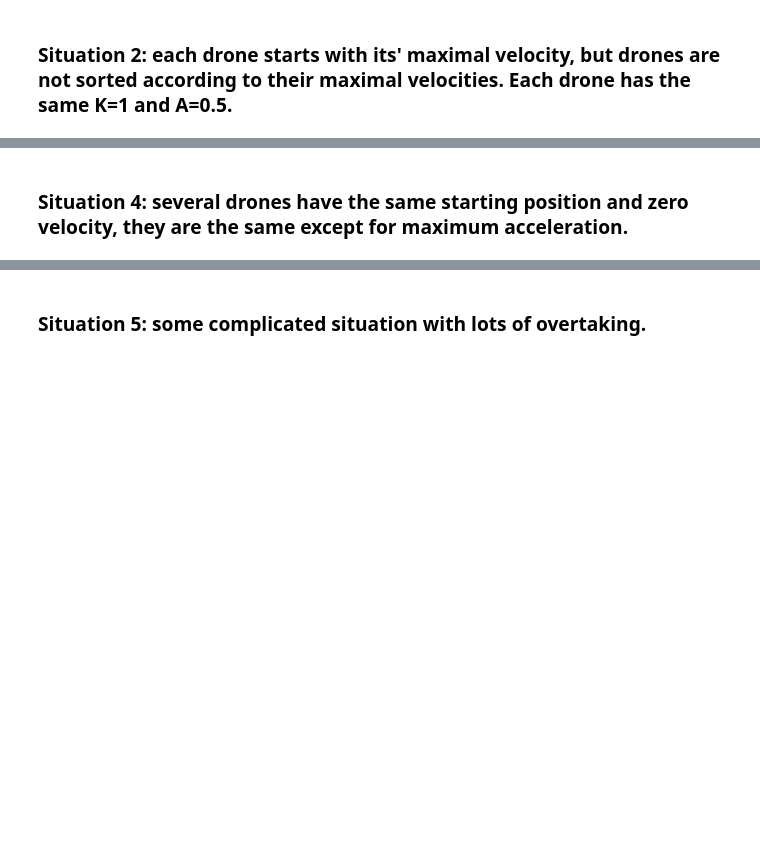
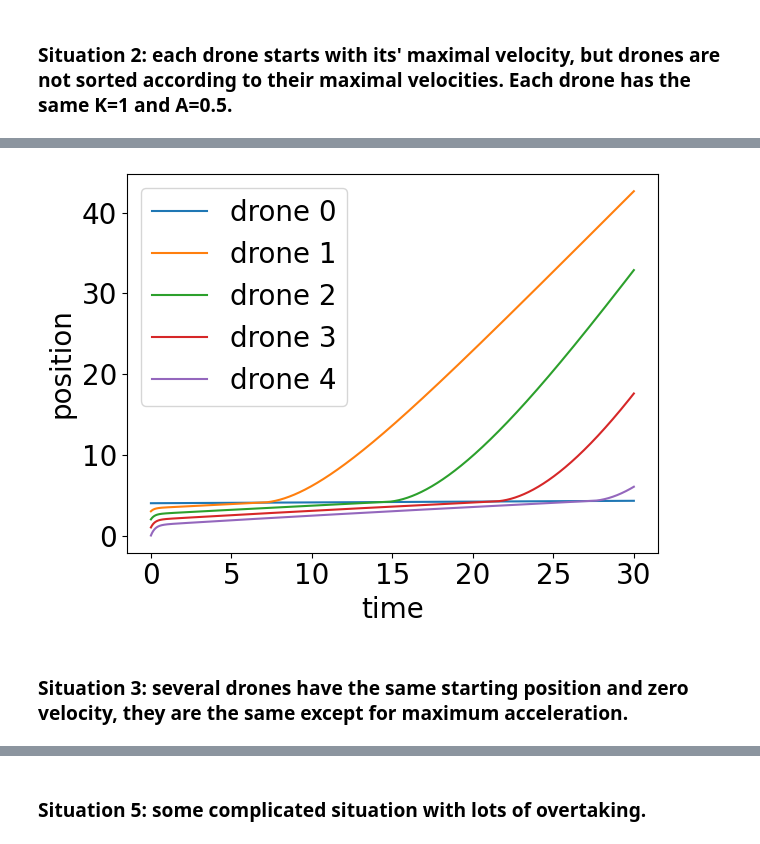
Before and after one commit to BDomzal/drones, a Jupyter notebook: simulations_in_paper.ipynb, the cells around one changed output, grey strips where cells are left out. Drawn from its saved outputs; the diff is of its cells as text; code cells hidden in the pictures; blank space fills up the shorter version.

```diff
--- a/simulations_in_paper.ipynb
+++ b/simulations_in_paper.ipynb
@@ -70,10 +71,11 @@ t, v = simulations.euler(initial_time=0, end_time=30, number_of_points=1000000,
 # %%
 for i in range(5):
     plt.plot(t, v[:,i], label = 'drone ' + str(i))
-plt.yticks(fontsize=15)
-plt.xlabel("time",fontsize=15)
-plt.ylabel("position",fontsize=15)
-plt.legend(fontsize=15)
+plt.xticks(fontsize=20)
+plt.yticks(fontsize=20)
+plt.xlabel("time",fontsize=20)
+plt.ylabel("position",fontsize=20)
+plt.legend(fontsize=20)
 plt.tight_layout()
-plt.show()
+plt.savefig(results_path + 'sym4.png', dpi=400)
 # %% [output]
@@ -82,5 +82,6 @@ plt.show()
+[figure, added]
 # %% [markdown]
-### Situation 4: several drones have the same starting position and zero velocity, they are the same except for maximum acceleration.
+### Situation 3: several drones have the same starting position and zero velocity, they are the same except for maximum acceleration.
 # %%
 A = np.array([10,5,1,0.5,0.1])
 opt = np.array([30,30,30,30,30])
```
Also changed, not shown: parts of 17 cells of this notebook, 12 other files.
